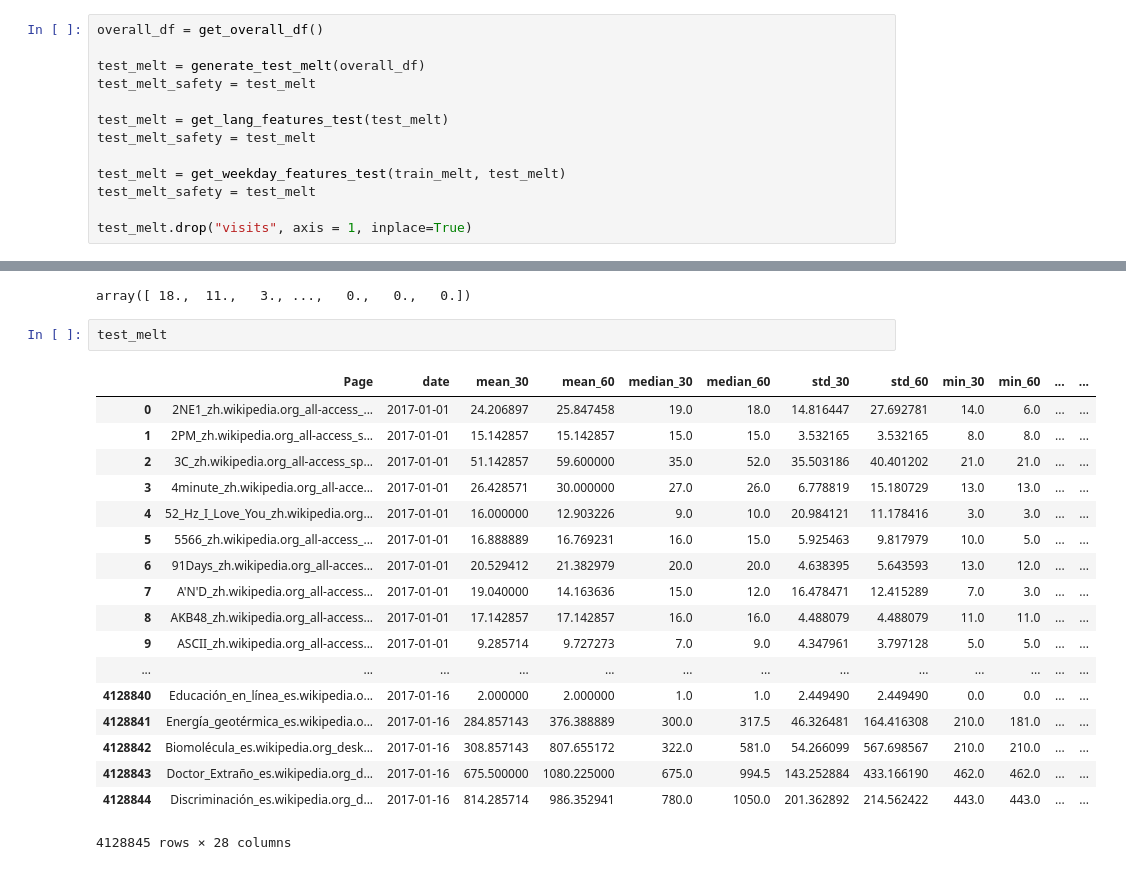
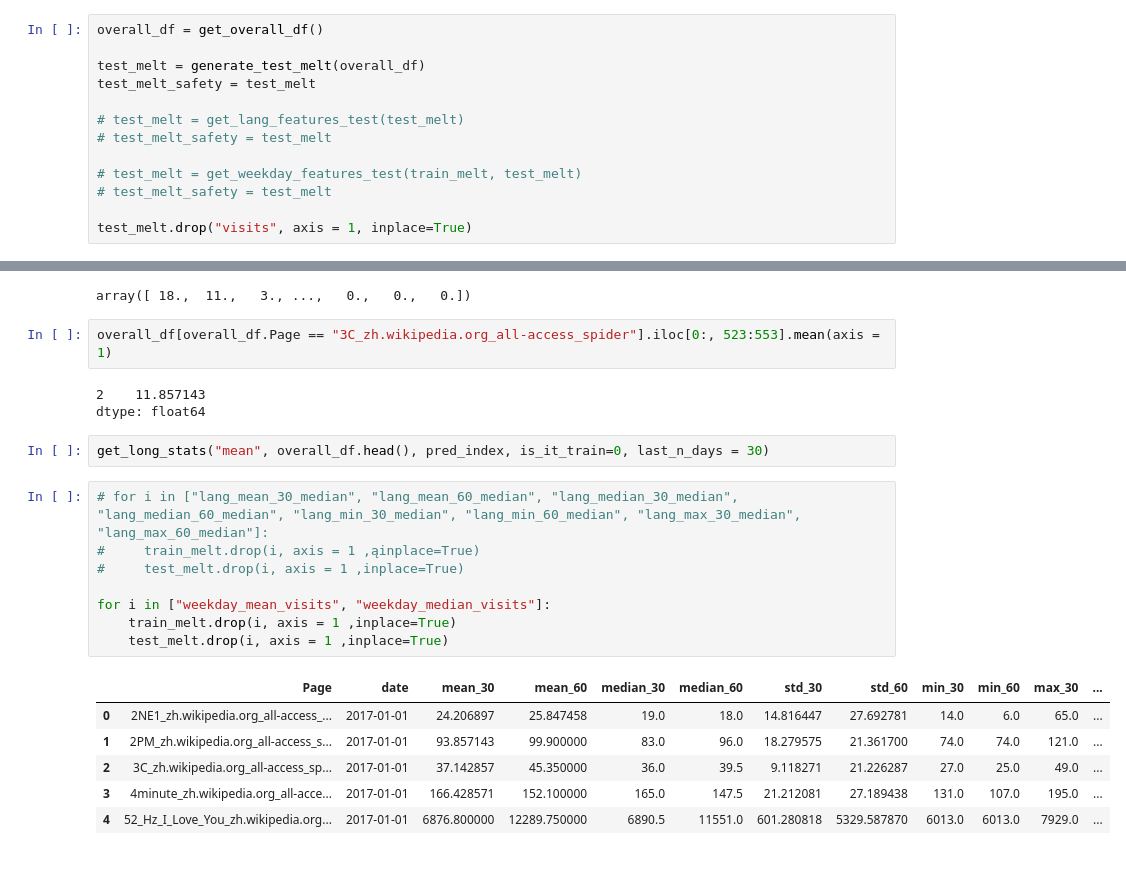
Before and after one commit to shubh24/web_traffic_prediction, a Jupyter notebook: explore.ipynb, the cells around one changed output, grey strips where cells are left out. Drawn from its saved outputs; the diff is of its cells as text.

```diff
--- a/explore.ipynb
+++ b/explore.ipynb
@@ -443,11 +444,11 @@ overall_df = get_overall_df()
 test_melt = generate_test_melt(overall_df)
 test_melt_safety = test_melt
 
-test_melt = get_lang_features_test(test_melt)
-test_melt_safety = test_melt
+# test_melt = get_lang_features_test(test_melt)
+# test_melt_safety = test_melt
 
-test_melt = get_weekday_features_test(train_melt, test_melt)
-test_melt_safety = test_melt
+# test_melt = get_weekday_features_test(train_melt, test_melt)
+# test_melt_safety = test_melt
 
 test_melt.drop("visits", axis = 1, inplace=True)
 # %%
@@ -539,24 +554,25 @@ def invboxcox(y,ld):
 invboxcox(bc_label, ld = 0.094)
 # %% [output]
 array([ 18.,  11.,   3., ...,   0.,   0.,   0.])
-# %%
-test_melt
-# %% [output]
-|  | Page | date | mean_30 | mean_60 | median_30 | median_60 | std_30 | std_60 | min_30 | min_60 | ... | ... |
-| 0 | 2NE1_zh.wikipedia.org_all-access_... | 2017-01-01 | 24.206897 | 25.847458 | 19.0 | 18.0 | 14.816447 | 27.692781 | 14.0 | 6.0 | ... | ... |
-| 1 | 2PM_zh.wikipedia.org_all-access_s... | 2017-01-01 | 15.142857 | 15.142857 | 15.0 | 15.0 | 3.532165 | 3.532165 | 8.0 | 8.0 | ... | ... |
-| 2 | 3C_zh.wikipedia.org_all-access_sp... | 2017-01-01 | 51.142857 | 59.600000 | 35.0 | 52.0 | 35.503186 | 40.401202 | 21.0 | 21.0 | ... | ... |
-| 3 | 4minute_zh.wikipedia.org_all-acce... | 2017-01-01 | 26.428571 | 30.000000 | 27.0 | 26.0 | 6.778819 | 15.180729 | 13.0 | 13.0 | ... | ... |
-| 4 | 52_Hz_I_Love_You_zh.wikipedia.org... | 2017-01-01 | 16.000000 | 12.903226 | 9.0 | 10.0 | 20.984121 | 11.178416 | 3.0 | 3.0 | ... | ... |
-| 5 | 5566_zh.wikipedia.org_all-access_... | 2017-01-01 | 16.888889 | 16.769231 | 16.0 | 15.0 | 5.925463 | 9.817979 | 10.0 | 5.0 | ... | ... |
-| 6 | 91Days_zh.wikipedia.org_all-acces... | 2017-01-01 | 20.529412 | 21.382979 | 20.0 | 20.0 | 4.638395 | 5.643593 | 13.0 | 12.0 | ... | ... |
-| 7 | A'N'D_zh.wikipedia.org_all-access... | 2017-01-01 | 19.040000 | 14.163636 | 15.0 | 12.0 | 16.478471 | 12.415289 | 7.0 | 3.0 | ... | ... |
-| 8 | AKB48_zh.wikipedia.org_all-access... | 2017-01-01 | 17.142857 | 17.142857 | 16.0 | 16.0 | 4.488079 | 4.488079 | 11.0 | 11.0 | ... | ... |
-| 9 | ASCII_zh.wikipedia.org_all-access... | 2017-01-01 | 9.285714 | 9.727273 | 7.0 | 9.0 | 4.347961 | 3.797128 | 5.0 | 5.0 | ... | ... |
-| ... | ... | ... | ... | ... | ... | ... | ... | ... | ... | ... | ... | ... |
-| 4128840 | Educación_en_línea_es.wikipedia.o... | 2017-01-16 | 2.000000 | 2.000000 | 1.0 | 1.0 | 2.449490 | 2.449490 | 0.0 | 0.0 | ... | ... |
-| 4128841 | Energía_geotérmica_es.wikipedia.o... | 2017-01-16 | 284.857143 | 376.388889 | 300.0 | 317.5 | 46.326481 | 164.416308 | 210.0 | 181.0 | ... | ... |
-| 4128842 | Biomolécula_es.wikipedia.org_desk... | 2017-01-16 | 308.857143 | 807.655172 | 322.0 | 581.0 | 54.266099 | 567.698567 | 210.0 | 210.0 | ... | ... |
-| 4128843 | Doctor_Extraño_es.wikipedia.org_d... | 2017-01-16 | 675.500000 | 1080.225000 | 675.0 | 994.5 | 143.252884 | 433.166190 | 462.0 | 462.0 | ... | ... |
-| 4128844 | Discriminación_es.wikipedia.org_d... | 2017-01-16 | 814.285714 | 986.352941 | 780.0 | 1050.0 | 201.362892 | 214.562422 | 443.0 | 443.0 | ... | ... |
-4128845 rows × 28 columns
+# %%
+overall_df[overall_df.Page == "3C_zh.wikipedia.org_all-access_spider"].iloc[0:, 523:553].mean(axis = 1)
+# %% [output]
+2    11.857143
+dtype: float64
+# %%
+get_long_stats("mean", overall_df.head(), pred_index, is_it_train=0, last_n_days = 30)
+# %%
+# for i in ["lang_mean_30_median", "lang_mean_60_median", "lang_median_30_median", "lang_median_60_median", "lang_min_30_median", "lang_min_60_median", "lang_max_30_median", "lang_max_60_median"]:
+#     train_melt.drop(i, axis = 1 ,ąinplace=True)
+#     test_melt.drop(i, axis = 1 ,inplace=True)
+
+for i in ["weekday_mean_visits", "weekday_median_visits"]:
+    train_melt.drop(i, axis = 1 ,inplace=True)
+    test_melt.drop(i, axis = 1 ,inplace=True)
+# %% [output]
+|  | Page | date | mean_30 | mean_60 | median_30 | median_60 | std_30 | std_60 | min_30 | min_60 | max_30 | ... |
+| 0 | 2NE1_zh.wikipedia.org_all-access_... | 2017-01-01 | 24.206897 | 25.847458 | 19.0 | 18.0 | 14.816447 | 27.692781 | 14.0 | 6.0 | 65.0 | ... |
+| 1 | 2PM_zh.wikipedia.org_all-access_s... | 2017-01-01 | 93.857143 | 99.900000 | 83.0 | 96.0 | 18.279575 | 21.361700 | 74.0 | 74.0 | 121.0 | ... |
+| 2 | 3C_zh.wikipedia.org_all-access_sp... | 2017-01-01 | 37.142857 | 45.350000 | 36.0 | 39.5 | 9.118271 | 21.226287 | 27.0 | 25.0 | 49.0 | ... |
+| 3 | 4minute_zh.wikipedia.org_all-acce... | 2017-01-01 | 166.428571 | 152.100000 | 165.0 | 147.5 | 21.212081 | 27.189438 | 131.0 | 107.0 | 195.0 | ... |
+| 4 | 52_Hz_I_Love_You_zh.wikipedia.org... | 2017-01-01 | 6876.800000 | 12289.750000 | 6890.5 | 11551.0 | 601.280818 | 5329.587870 | 6013.0 | 6013.0 | 7929.0 | ... |
```
Also changed, not shown: parts of 11 cells of this notebook.
